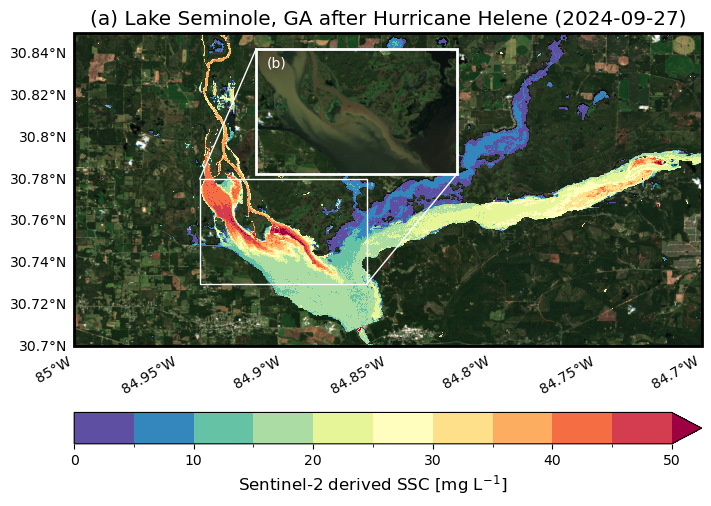
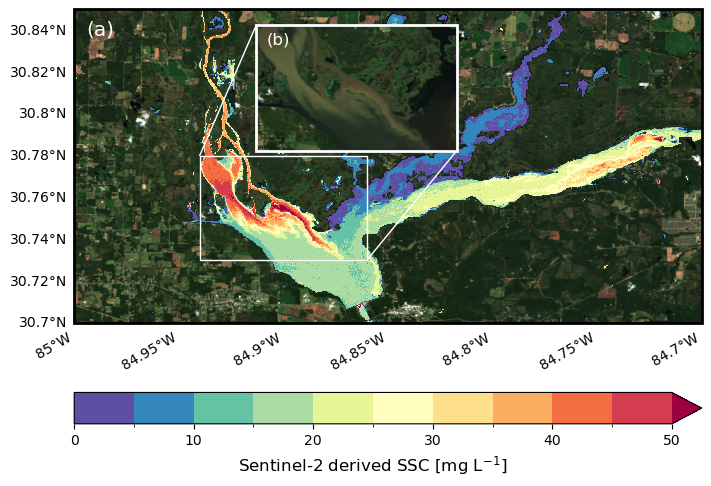
Code edit (unified diff) that turned the first committed figure into the second:
--- before
+++ after
@@ -46,4 +46,9 @@
     add_colorbar=False,
 )
+ax.text(
+    0.02, 0.92, '(a)', size='x-large',
+    color='white',
+    transform=ax.transAxes
+)
 
 # Inset plot
@@ -67,7 +72,7 @@
 )
 axins.text(
-    0.05, 0.85, '(b)',
+    0.05, 0.85, '(b)', size='large',
     color='white',
-        transform=axins.transAxes
+    transform=axins.transAxes
 )
 
@@ -92,5 +97,6 @@
 cbar = fig.colorbar(im, ax=ax, orientation='horizontal')
 cbar.set_label(r'Sentinel-2 derived SSC [mg L$^{-1}$]', fontsize='large')
-ax.set_title('(a) Lake Seminole, GA after Hurricane Helene (2024-09-27)', fontsize='x-large')
+# ax.set_title('(a) Lake Seminole, GA after Hurricane Helene (2024-09-27)', fontsize='x-large')
+ax.set_title('')
 plt.savefig('seminole-helene.png', dpi=300)
 plt.show()

Commit: Updated figs for resubmission